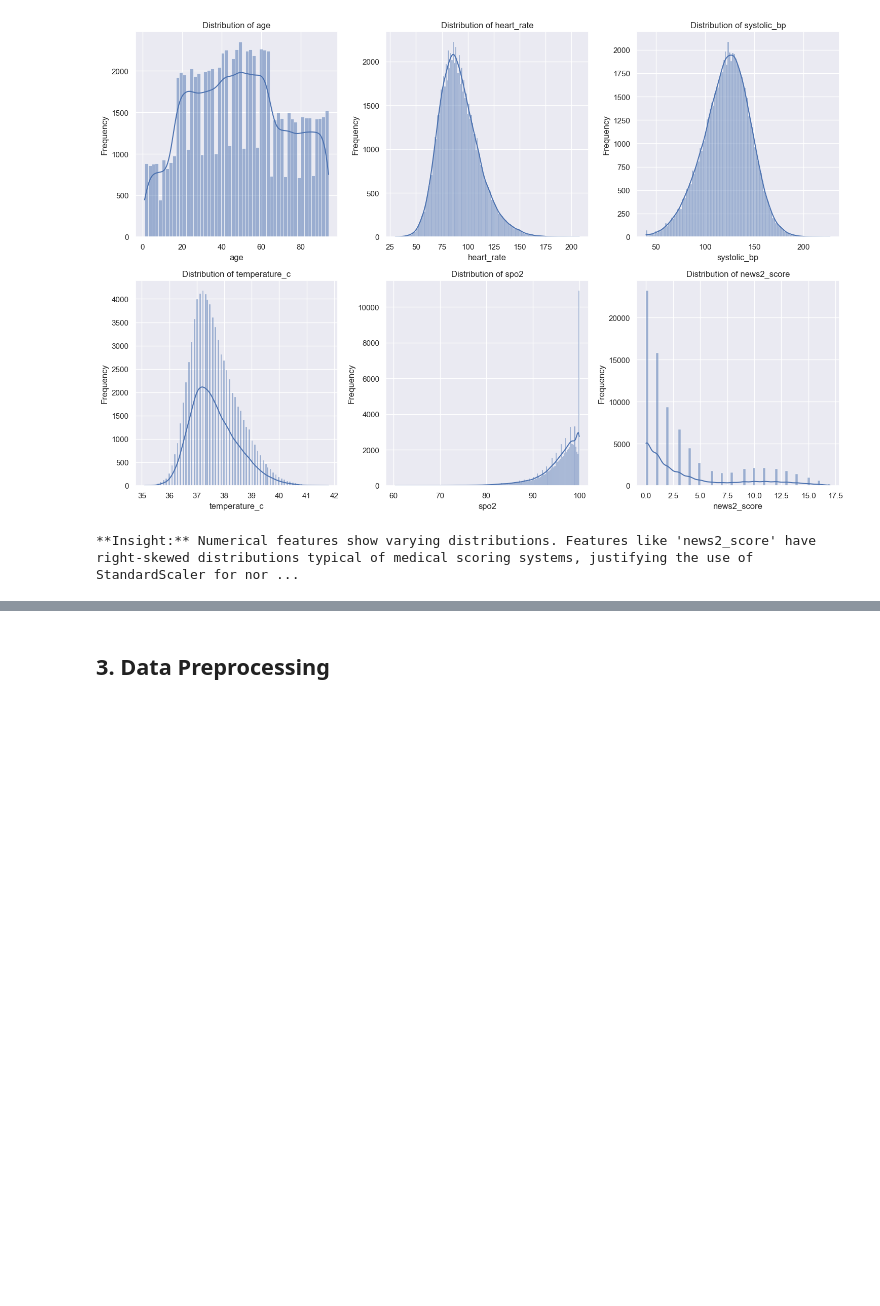
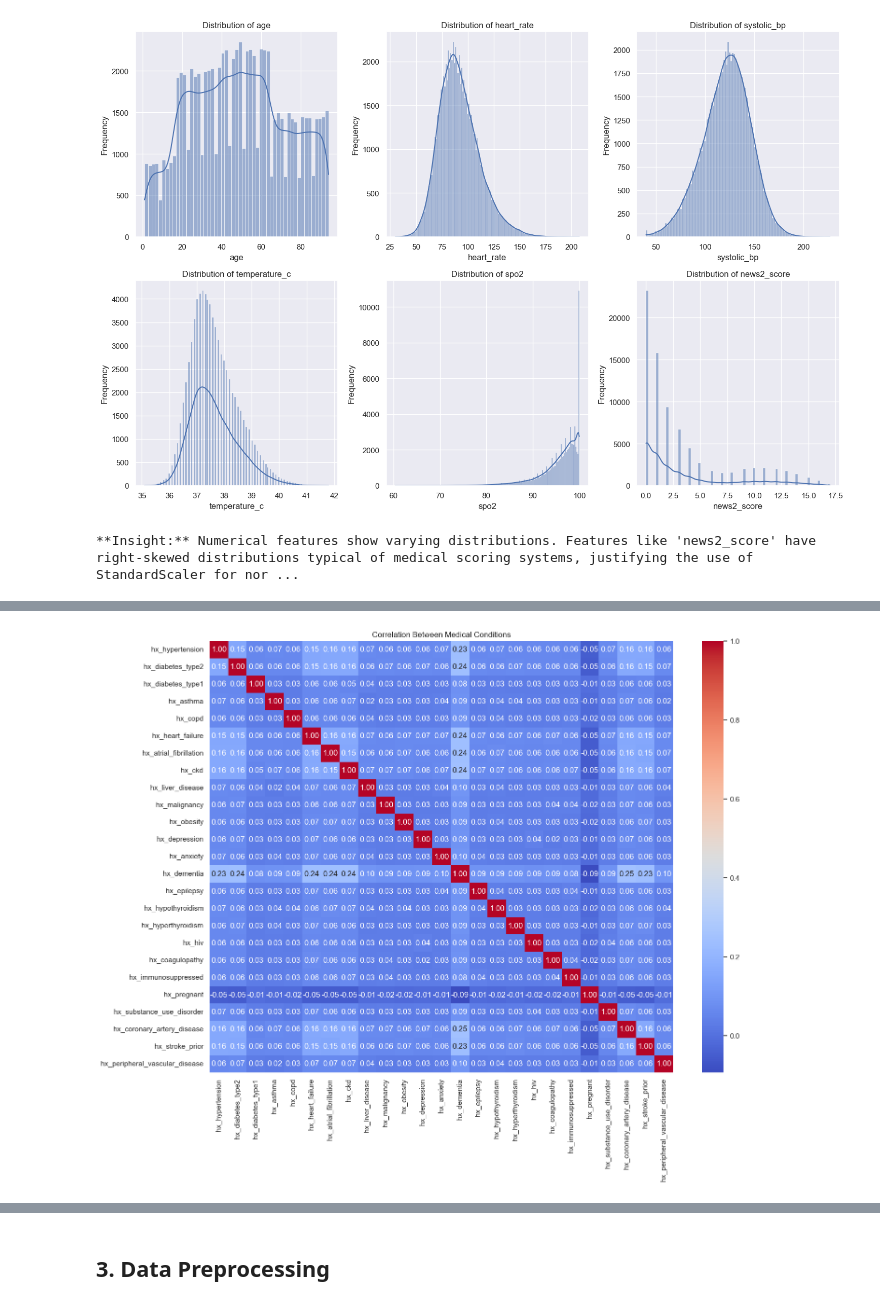
Before and after one commit to ztongg-str/lifier_py_project, a Jupyter notebook: y2-t2.ipynb, the cells around one changed output, grey strips where cells are left out. Saved outputs shown, nothing was run; the diff lists cells and outputs as text; code cells hidden in the pictures; blank space fills up the shorter version.

```diff
--- a/y2-t2.ipynb
+++ b/y2-t2.ipynb
@@ -144,0 +197,5 @@ Saved figure: d:\Desktop\CADT\Year_2\Term2\OOP-Python\Project\modules\..\image\n
+# %%
+# Plot condition correlations
+patient_history_visualizer.plot(plot_type="condition_correlations")
+# %% [output]
+[figure, added]
```
Also changed, not shown: parts of 30 cells of this notebook, 39 other files.
